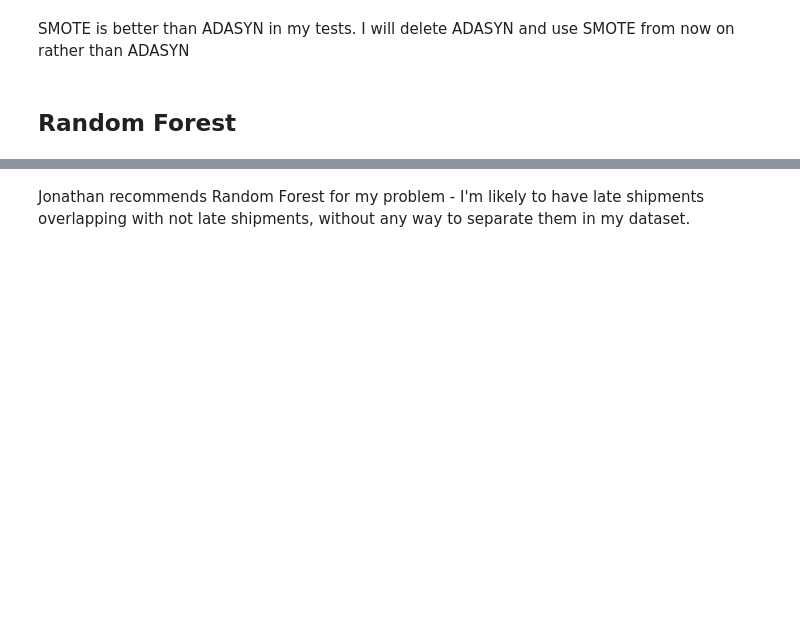
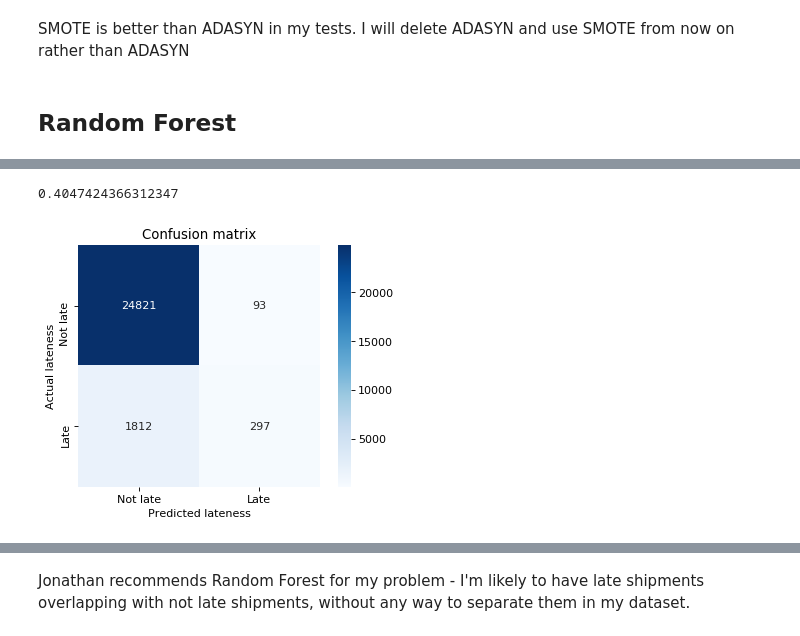
Before and after one commit to Alexandre987/Late_Shipment_Prediction_Olist, a Jupyter notebook: Project_03_Modeling.ipynb, the cells around one changed output, grey strips where cells are left out. Saved outputs shown, nothing was run; the diff lists cells and outputs as text; code cells hidden in the pictures; blank space fills up the shorter version.

```diff
--- a/Project_03_Modeling.ipynb
+++ b/Project_03_Modeling.ipynb
@@ -273,13 +270,13 @@ SMOTE is better than ADASYN in my tests. I will delete ADASYN and use SMOTE from
 ## Random Forest
 # %%
 # Running the GridSearch to find roughly the best model for my Random Forest
-rf = RandomForestClassifier(oob_score = True, n_jobs = -1, random_state = 37)
+rf = RandomForestClassifier(n_jobs = -1, random_state = 37, class_weight = 'balanced')
 
 
-param_grid = {'n_estimators': [i * 10 for i in range(1,3)],
-              'max_depth' : [i ** 2 for i in range (7,15)]}
+param_grid = {'n_estimators' : [i ** 2 for i in range(1,10)],
+              'max_depth' : [i ** 2 for i in range (3,8)]}
 
-rf_best = GridSearchCV(rf, param_grid, cv = 3, scoring = 'roc_auc', verbose = 30)
+rf_best = GridSearchCV(rf, param_grid, cv = 2, scoring = 'roc_auc', verbose = 30)
 
-rf_best.fit(x_train_smoted, y_train_smoted)
+rf_best.fit(x_train, y_train)
 # %% [output]
@@ -321,0 +312,11 @@ rf_best.best_estimator_.predict(x_test).shape
+# %%
+rf_pred = rf_best.best_estimator_.predict(x_test)
+
+confusion_matrix_graphic(rf_pred)
+plt.savefig('rf_confusion_matrix.png', bbox_inches = 'tight')
+
+# Valuing Recall : Precision at 66% / 33%
+print(fbeta_score(y_test, rf_pred, beta = 0.50))
+# %% [output]
+0.4047424366312347
+[figure, added]
```
Also changed, not shown: parts of 44 cells of this notebook, 8 other files.
